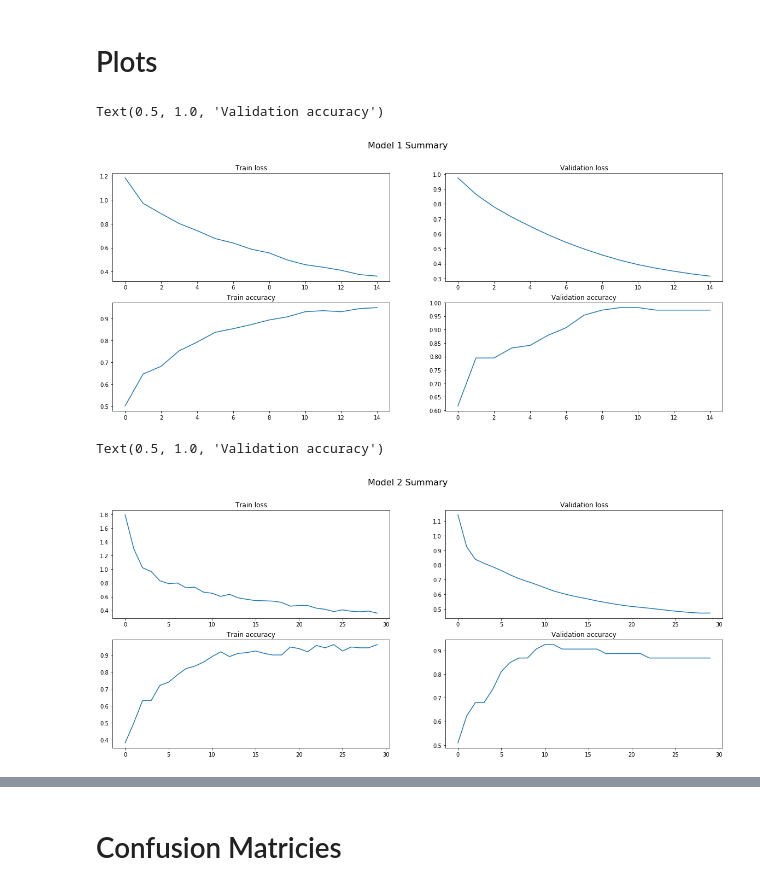
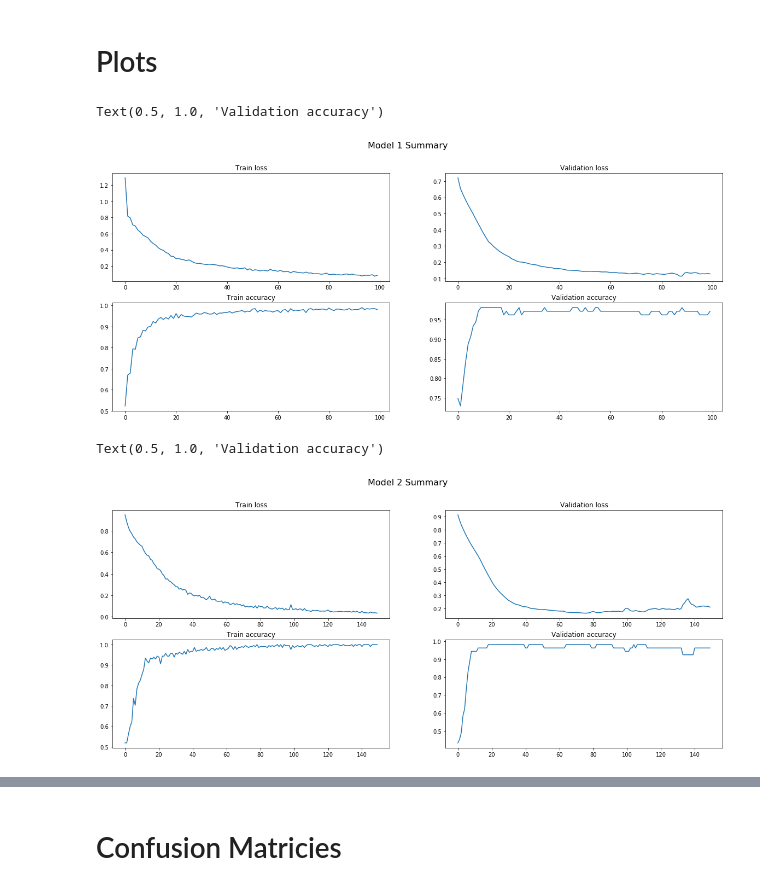
Before and after one commit to ritwikkanodia/Privacy-Preserving-Machine-Learning, a Jupyter notebook: Untitled.ipynb, the cells around one changed output, grey strips where cells are left out. Cells and saved outputs as stored; diff of their text form; code cells hidden in the pictures.

```diff
--- a/Untitled.ipynb
+++ b/Untitled.ipynb
@@ -214,10 +216,14 @@ def Model():
     return model
 # %%
 early_stop = keras.callbacks.EarlyStopping(monitor='val_loss', patience=5)
+# %%
+epoch_1=100
+epoch_2=150
+epoch_3=200
 # %%
 sum_1=[]
 model=Model()
-model_1 = model.fit(X_train_1, Y_train_1, epochs=15,validation_split=0.2, verbose=0)#,callbacks=[early_stop]
+model_1 = model.fit(X_train_1, Y_train_1, epochs=epoch_1,validation_split=0.2, verbose=0)#,callbacks=[early_stop]
 Y_pred_1=model.predict(X_test_1)
 Y_pred_1=Y_pred_1.argmax(axis=1).reshape(-1,1)
 
@@ -272,39 +278,39 @@ del model
 # %%
 f, axes = plt.subplots(nrows=2,ncols=2,figsize=(20,8))
 f.suptitle('Model 1 Summary', fontsize=16)
 
-sb.lineplot(x=range(15),y=model_1.history['loss'],palette=colors, ax=axes[0,0])
+sb.lineplot(x=range(epoch_1),y=model_1.history['loss'],palette=colors, ax=axes[0,0])
 axes[0,0].set_title('Train loss')
 
-sb.lineplot(x=range(15),y=model_1.history['val_loss'], palette=colors, ax=axes[0,1])
+sb.lineplot(x=range(epoch_1),y=model_1.history['val_loss'], palette=colors, ax=axes[0,1])
 axes[0,1].set_title('Validation loss')
 
-sb.lineplot(x=range(15),y=model_1.history['acc'],palette=colors, ax=axes[1,0])
+sb.lineplot(x=range(epoch_1),y=model_1.history['acc'],palette=colors, ax=axes[1,0])
 axes[1,0].set_title('Train accuracy')
 
-sb.lineplot(x=range(15),y=model_1.history['val_acc'], palette=colors, ax=axes[1,1])
+sb.lineplot(x=range(epoch_1),y=model_1.history['val_acc'], palette=colors, ax=axes[1,1])
 axes[1,1].set_title('Validation accuracy')
 # %% [output]
 Text(0.5, 1.0, 'Validation accuracy')
-[figure, old version]
+[figure, new version]
 # %%
 f, axes = plt.subplots(nrows=2,ncols=2,figsize=(20,8))
 f.suptitle('Model 2 Summary', fontsize=16)
 
-sb.lineplot(x=range(30),y=model_2.history['loss'],palette=colors, ax=axes[0,0])
+sb.lineplot(x=range(epoch_2),y=model_2.history['loss'],palette=colors, ax=axes[0,0])
 axes[0,0].set_title('Train loss')
 
-sb.lineplot(x=range(30),y=model_2.history['val_loss'], palette=colors, ax=axes[0,1])
+sb.lineplot(x=range(epoch_2),y=model_2.history['val_loss'], palette=colors, ax=axes[0,1])
 axes[0,1].set_title('Validation loss')
 
-sb.lineplot(x=range(30),y=model_2.history['acc'],palette=colors, ax=axes[1,0])
+sb.lineplot(x=range(epoch_2),y=model_2.history['acc'],palette=colors, ax=axes[1,0])
 axes[1,0].set_title('Train accuracy')
 
-sb.lineplot(x=range(30),y=model_2.history['val_acc'], palette=colors, ax=axes[1,1])
+sb.lineplot(x=range(epoch_2),y=model_2.history['val_acc'], palette=colors, ax=axes[1,1])
 axes[1,1].set_title('Validation accuracy')
 # %% [output]
 Text(0.5, 1.0, 'Validation accuracy')
-[figure, old version]
+[figure, new version]
 # %%
 f, axes = plt.subplots(nrows=2,ncols=2,figsize=(20,8))
 f.suptitle('Model 3 Summary', fontsize=16)
```
Also changed, not shown: parts of 10 cells of this notebook.
